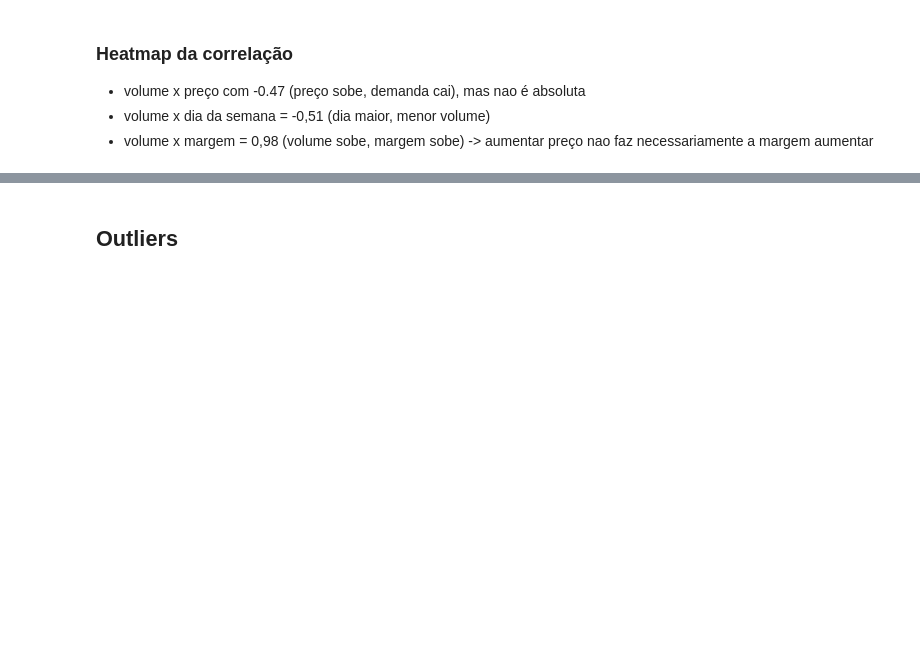
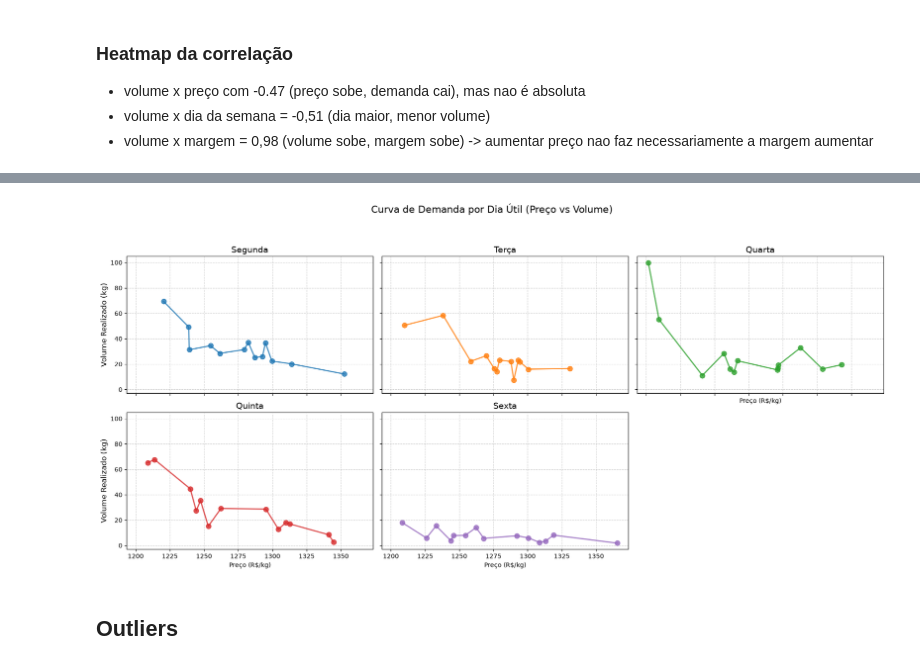
Before and after one commit to natfaria/2026-resolucao_problemas, a Jupyter notebook: 2026_resolucao_problemas/notebooks/01-EDA.ipynb, the cells around one changed output, grey strips where cells are left out. Saved outputs shown, nothing was run; the diff lists cells and outputs as text; code cells hidden in the pictures; blank space fills up the shorter version.

```diff
--- a/2026_resolucao_problemas/notebooks/01-EDA.ipynb
+++ b/2026_resolucao_problemas/notebooks/01-EDA.ipynb
@@ -489,3 +488,43 @@ plt.show()
+# %%
+# 2. Ordenar por Preço para a linha fazer sentido da esquerda pra direita
+df_uteis = df_uteis.sort_values(by='Preço')
+
+# 3. Configurando a figura em 2 linhas e 3 colunas (altura aumentada para 8)
+ordem_uteis = ['Segunda', 'Terça', 'Quarta', 'Quinta', 'Sexta']
+fig, axes = plt.subplots(2, 3, figsize=(18, 8), sharey=True, sharex=True)
+cores = sns.color_palette("tab10", 5)
+
+# Achatar a matriz 2x3 para um array unidimensional de 6 posições
+axes = axes.flatten()
+
+# 4. Loop para plotar cada dia
+for i, dia in enumerate(ordem_uteis):
+    # Filtra o dado do dia específico
+    df_dia = df_uteis[df_uteis['Dia da Semana'] == dia]
+
+    # Plota a linha conectando os pontos ordenados
+    axes[i].plot(df_dia['Preço'], df_dia['Volume Realizado (kg)'],
+                 marker='o', markersize=8, linestyle='-', linewidth=2,
+                 color=cores[i], alpha=0.8)
+
+    # Formatação do subplot
+    axes[i].set_title(dia, fontsize=14)
+    axes[i].grid(True, linestyle='--', alpha=0.6)
+
+    # Adicionando labels aos eixos X (apenas na linha de baixo) e Y (apenas na 1ª coluna)
+    if i >= 2:
+        axes[i].set_xlabel("Preço (R$/kg)")
+    if i % 3 == 0:
+        axes[i].set_ylabel("Volume Realizado (kg)", fontsize=12)
+
+# 5. Ocultando o 6º gráfico (vazio) que sobrou na grade
+axes[5].set_visible(False)
+
+plt.suptitle("Curva de Demanda por Dia Útil (Preço vs Volume)", fontsize=16, y=1.05)
+plt.tight_layout()
+plt.show()
+# %% [output]
+[figure, added]
 # %% [markdown]
 ## Outliers
 # %%
```
Also changed, not shown: parts of 7 cells of this notebook.
